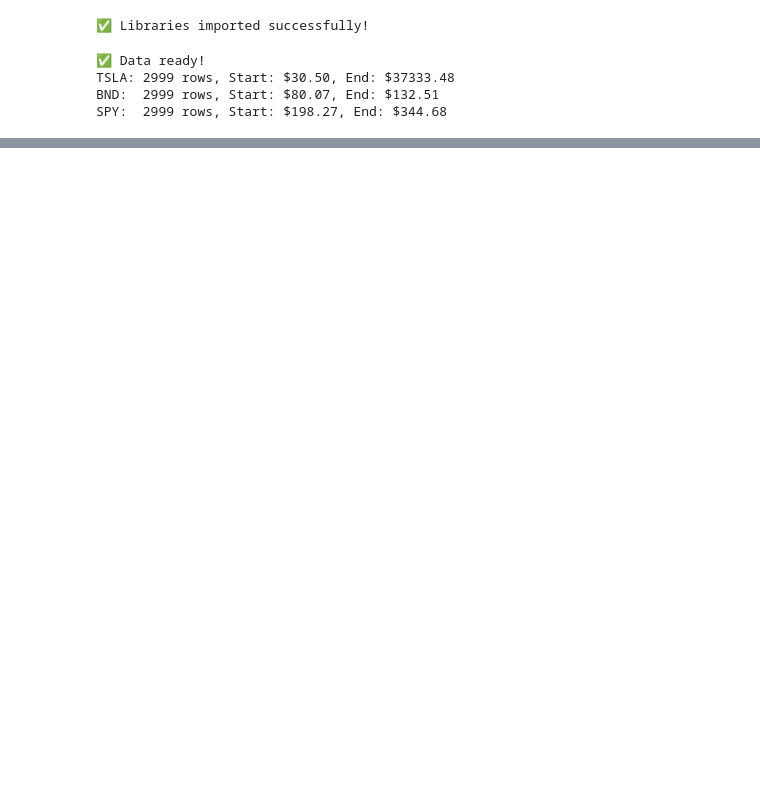
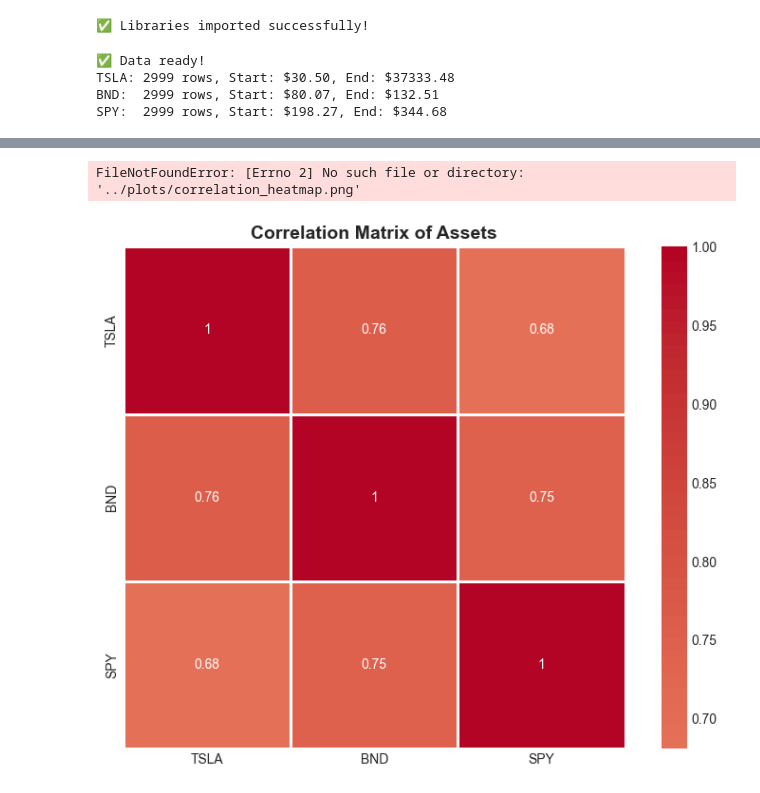
Before and after one commit to Elda-dere/portfolio-optimization, a Jupyter notebook: notebooks/Task1_EDA.ipynb, the cells around one changed output, grey strips where cells are left out. Saved outputs shown, nothing was run; the diff lists cells and outputs as text; code cells hidden in the pictures; blank space fills up the shorter version.

```diff
--- a/notebooks/Task1_EDA.ipynb
+++ b/notebooks/Task1_EDA.ipynb
@@ -118,0 +211,11 @@ SPY: 0 missing values (0.00%)
+# %%
+corr = closes.corr()
+plt.figure(figsize=(8,6))
+sns.heatmap(corr, annot=True, cmap='coolwarm', center=0, square=True, linewidths=1)
+plt.title('Correlation Matrix of Assets', fontsize=14, fontweight='bold')
+plt.tight_layout()
+plt.savefig('../plots/correlation_heatmap.png', dpi=300, bbox_inches='tight')
+plt.show()
+# %% [output]
+FileNotFoundError: [Errno 2] No such file or directory: '../plots/correlation_heatmap.png'
+[figure, added]
```
Also changed, not shown: parts of 9 cells of this notebook.
